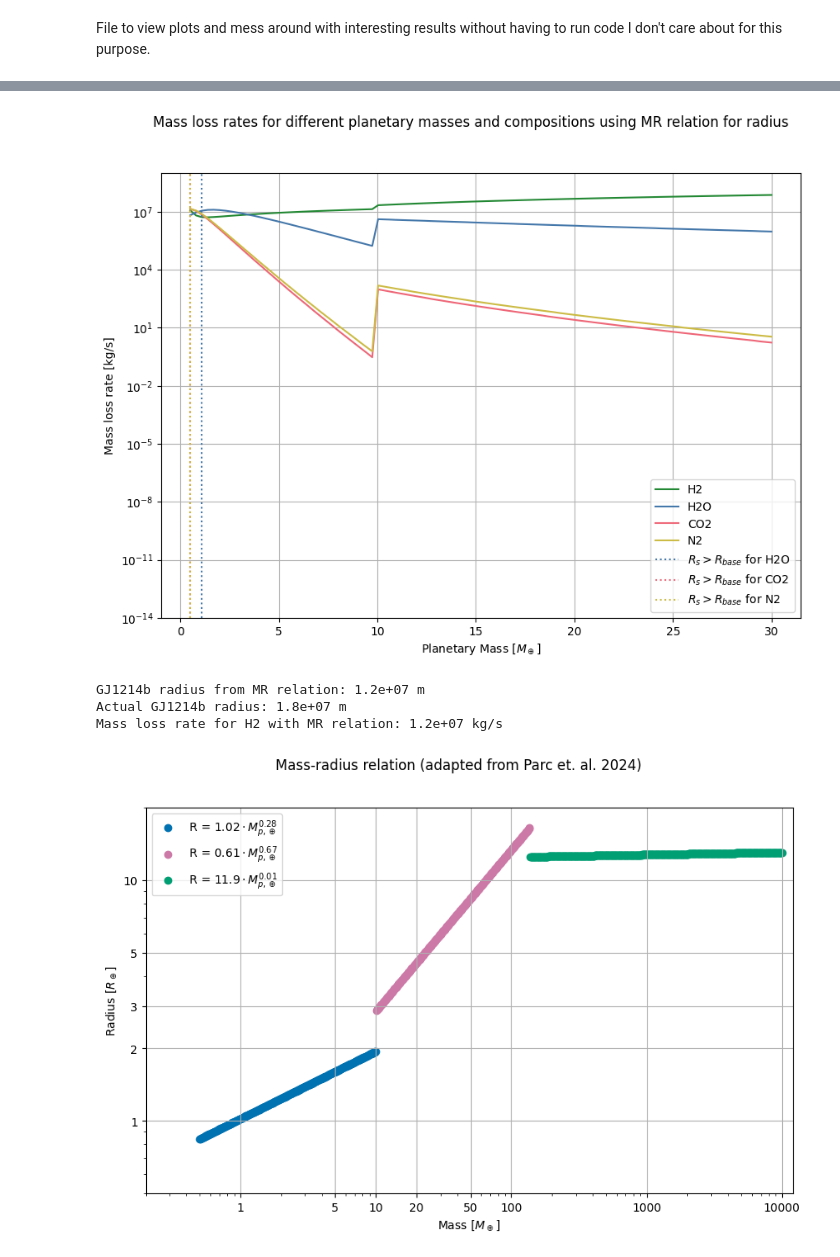
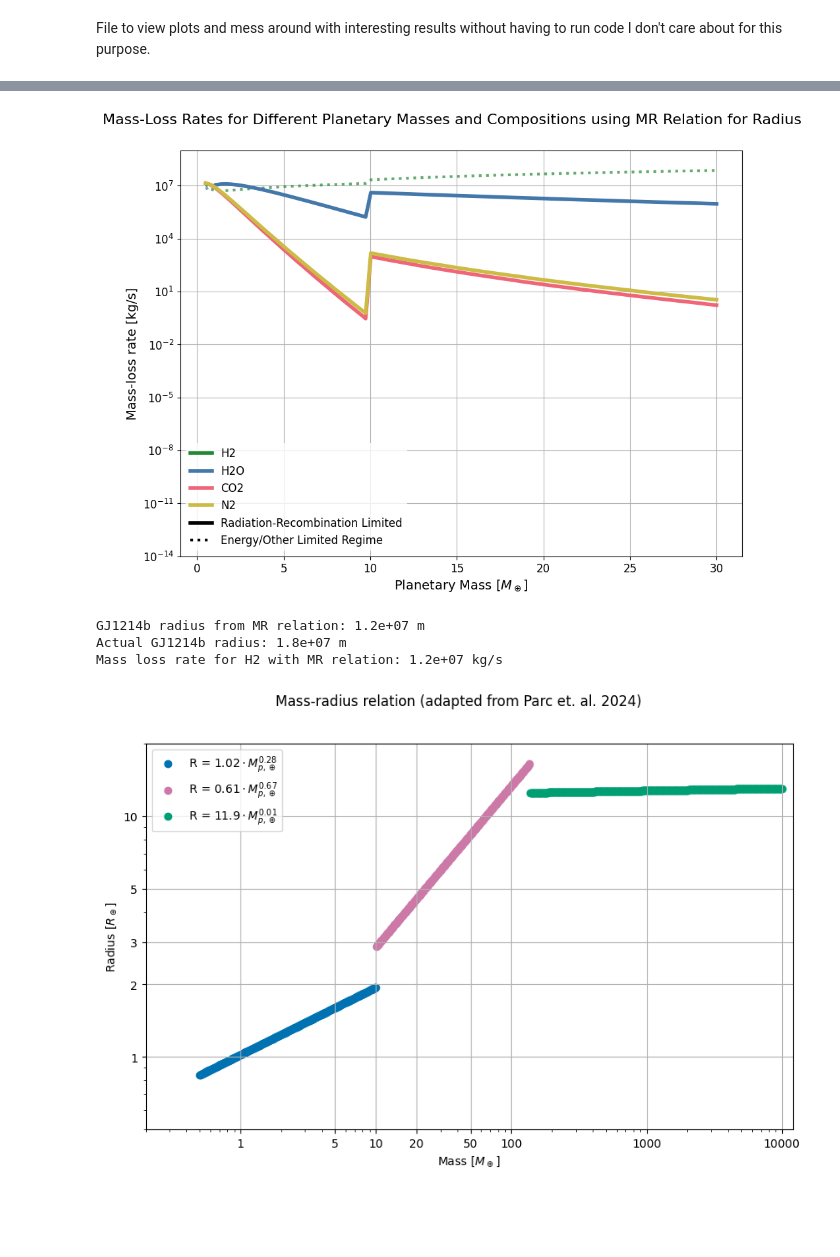
Before and after one commit to FormingWorlds/BScProjectAtmosphericEscape, a Jupyter notebook: plots/results_safari.ipynb, the cells around one changed output, grey strips where cells are left out. Saved outputs shown, nothing was run; the diff lists cells and outputs as text; code cells hidden in the pictures; blank space fills up the shorter version.

Commit message:
Improved sweep plots for mass MR, flux and alpha.

```diff
--- a/plots/results_safari.ipynb
+++ b/plots/results_safari.ipynb
@@ -113,48 +110,56 @@ for species in species_microphysics.keys(): #for each species
         mu_plus_wind=species_microphysics[species]['mu_plus_wind'],
         P_0=2000,
         T_wind=10**4,
         T_eq=553,
         dominant_species=species,
         resolution=10000,
         determine_radius=True) for m in Mass_array])
 
     #now we have an array of atmospheres with different masses, we can sweep through them and get the mass loss rates and check if it is rr_limited
     M_dot_rr, regime_break, rr_mask = sweep_masses(atms_varied_mass_MR)
     atmospheres_swept_varied_mass_MR[species] = (M_dot_rr, regime_break, rr_mask)
 
 
 keys = list(atmospheres_swept_varied_mass_MR.keys())
 
 colours = ['#228833', '#4477AA', '#EE6677', '#CCBB44']
-fig, ax = plt.subplots(1, 1, figsize=(10, 7))
-fig.suptitle('Mass loss rates for different planetary masses and compositions using MR relation for radius')
+fig, ax = plt.subplots(1, 1, figsize=(11, 8))
+fig.suptitle('Mass-Loss Rates for Different Planetary Masses and Compositions using MR Relation for Radius',  fontsize=16, y=0.95)
 masses = Mass_array / M_earth
-ax.plot(masses, atmospheres_swept_varied_mass_MR[keys[0]][0], label=keys[0], color=colours[0])
-ax.plot(masses, atmospheres_swept_varied_mass_MR[keys[1]][0], label=keys[1], color=colours[1])
-ax.plot(masses, atmospheres_swept_varied_mass_MR[keys[2]][0], label=keys[2], color=colours[2])
-ax.plot(masses, atmospheres_swept_varied_mass_MR[keys[3]][0], label=keys[3], color=colours[3])
 
-for i, ele in enumerate(keys):
-    regime_break_index = atmospheres_swept_varied_mass_MR[keys[i]][1]
-    if regime_break_index is not None:
-        ax.axvline(masses[atmospheres_swept_varied_mass_MR[keys[i]][1]], label=f'$R_s > R_{{base}}$ for {keys[i]}', color=colours[i], linestyle='dotted')
+for i, species in enumerate(keys):
+    mass_loss_rates_MR, regime_break_MR, rr_mask_MR = atmospheres_swept_varied_mass_MR[species]
+    #plotting the whole mass loss rate curve as dotted first
+    ax.plot(masses, mass_loss_rates_MR, linestyle='dotted', color=colours[i], alpha=0.7, lw=3)
+    #then plotting the part that is rr_limited as solid
+    ax.plot(masses[rr_mask_MR], np.array(mass_loss_rates_MR)[rr_mask_MR], linestyle='solid', color=colours[i], label=f'{species}', lw=4)
 
-ax.legend()
+custom_lines = [Line2D([0], [0], color='black', linestyle='-', lw=4),
+                Line2D([0], [0], color='black', linestyle=':', lw=3)]
+
+# Get current handles and append our style definitions to the legend
+handles, labels = ax.get_legend_handles_labels()
+handles.extend(custom_lines)
+labels.extend(['Radiation-Recombination Limited', 'Energy/Other Limited Regime'])
+ax.legend(handles=handles, labels=labels, loc='best', fontsize=12, frameon=True, shadow=False, facecolor='white', edgecolor='none')
 ax.grid(True)
-ax.set_xlabel('Planetary Mass [$M_\oplus$]')
+ax.set_xlabel('Planetary Mass [$M_\oplus$]', fontsize=14)
+ax.set_ylabel('Mass-loss rate [kg/s]', fontsize=14)
+# increase size and number of ticks
+ax.tick_params(axis='both', which='major', labelsize=12)
+ax.tick_params(axis='both', which='minor', labelsize=10)
 ax.set_ylim(10**(-14), 10**9)
-ax.set_ylabel('Mass loss rate [kg/s]')
 ax.set_yscale('log')
-plt.savefig('Keepers/Mass_sweep_MR.png', dpi=300)
+#plt.savefig('Keepers/Mass_sweep_MR.png', dpi=300)
 plt.show()
 
 gj1214b_radius_MR = Atmosphere.determine_radius_from_MR_relation(8.41 * 5.9722 * 10**24 )
 print(f'GJ1214b radius from MR relation: {gj1214b_radius_MR:.2g} m')
 print(f'Actual GJ1214b radius: {2.85 * 6.371 * 10**6:.2g} m')
 
 print(f'Mass loss rate for {keys[0]} with MR relation: {atmospheres_swept_varied_mass_MR[keys[0]][0][0]:.2g} kg/s')
 # %% [output]
-[figure, old version]
+[figure, new version]
 GJ1214b radius from MR relation: 1.2e+07 m
 Actual GJ1214b radius: 1.8e+07 m
 Mass loss rate for H2 with MR relation: 1.2e+07 kg/s
```
Also changed, not shown: parts of 3 cells of this notebook, 3 other files.
